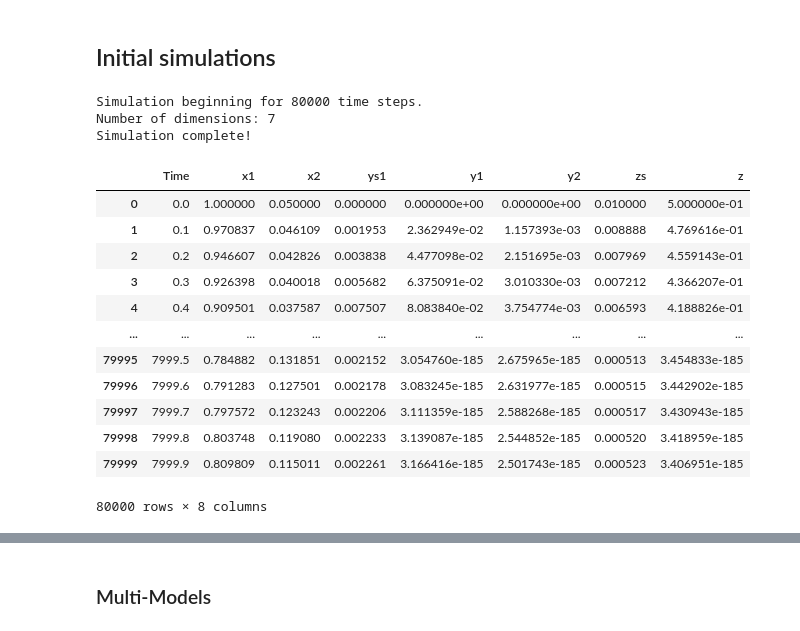
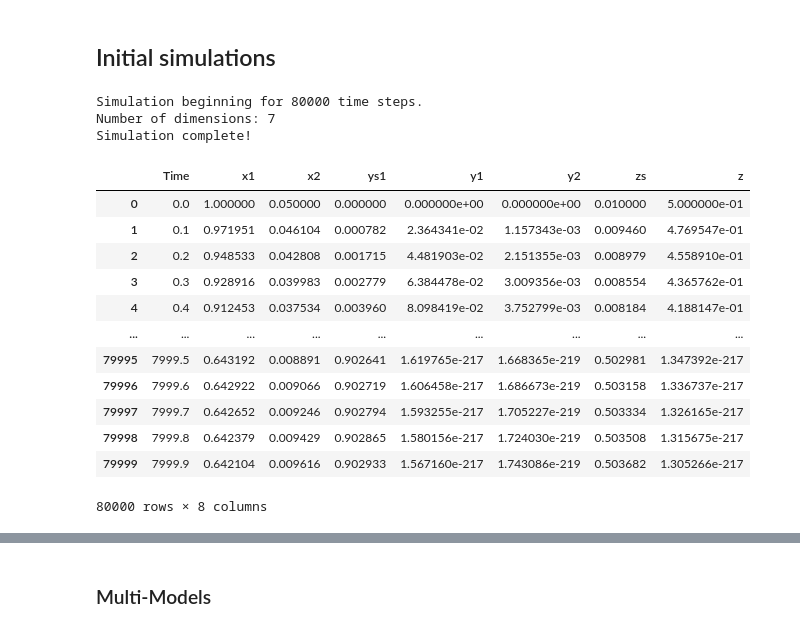
Before and after one commit to PeteDockrill/HostVirusSolver, a Jupyter notebook: ModellingImmuneDynamics.ipynb, the cells around one changed output, grey strips where cells are left out. Cells and saved outputs as stored; diff of their text form; code cells hidden in the pictures.

```diff
--- a/ModellingImmuneDynamics.ipynb
+++ b/ModellingImmuneDynamics.ipynb
@@ -66,38 +66,37 @@ $$\dot{z}=\kappa_1\gamma_1y_1+\kappa_2\gamma_2y_2-\nu\alpha z(x_1+x_2)-\zeta z$$
 # %%
 from Model import Model
 
 params = {'alpha': 0.5,
-         'alpha_s':2.0,
+         'alpha_s':0.7,
          'beta_1':1.5,
          'beta_2':2.0,
          'mu':0.1,
          'gamma_1_s':0.25,
          'gamma_1':0.25,
          'gamma_2':0.25,
           'nu':0.5,
          'nu_s':0.5,
          'zeta':0.22,
          'zeta_s':0.22,
          'kappa_1':1.00,
          'kappa_2':1.00}
 
-model = Model(params = params)
+model_as_07 = Model(params = params)
+model_as_07.run()
+# %% [output]
+Simulation beginning for 80000 time steps.
+Number of dimensions: 7
+Simulation complete!
+|  | Time | x1 | x2 | ys1 | y1 | y2 | zs | z |
+| 0 | 0.0 | 1.000000 | 0.050000 | 0.000000 | 0.000000e+00 | 0.000000e+00 | 0.010000 | 5.000000e-01 |
+| 1 | 0.1 | 0.971951 | 0.046104 | 0.000782 | 2.364341e-02 | 1.157343e-03 | 0.009460 | 4.769547e-01 |
+| 2 | 0.2 | 0.948533 | 0.042808 | 0.001715 | 4.481903e-02 | 2.151355e-03 | 0.008979 | 4.558910e-01 |
+| 3 | 0.3 | 0.928916 | 0.039983 | 0.002779 | 6.384478e-02 | 3.009356e-03 | 0.008554 | 4.365762e-01 |
+| 4 | 0.4 | 0.912453 | 0.037534 | 0.003960 | 8.098419e-02 | 3.752799e-03 | 0.008184 | 4.188147e-01 |
+| ... | ... | ... | ... | ... | ... | ... | ... | ... |
+| 79995 | 7999.5 | 0.643192 | 0.008891 | 0.902641 | 1.619765e-217 | 1.668365e-219 | 0.502981 | 1.347392e-217 |
+| 79996 | 7999.6 | 0.642922 | 0.009066 | 0.902719 | 1.606458e-217 | 1.686673e-219 | 0.503158 | 1.336737e-217 |
+| 79997 | 7999.7 | 0.642652 | 0.009246 | 0.902794 | 1.593255e-217 | 1.705227e-219 | 0.503334 | 1.326165e-217 |
+| 79998 | 7999.8 | 0.642379 | 0.009429 | 0.902865 | 1.580156e-217 | 1.724030e-219 | 0.503508 | 1.315675e-217 |
+| 79999 | 7999.9 | 0.642104 | 0.009616 | 0.902933 | 1.567160e-217 | 1.743086e-219 | 0.503682 | 1.305266e-217 |
+80000 rows × 8 columns
-# %%
-model.run()
-# %% [output]
-Simulation beginning for 80000 time steps.
-Number of dimensions: 7
-Simulation complete!
-|  | Time | x1 | x2 | ys1 | y1 | y2 | zs | z |
-| 0 | 0.0 | 1.000000 | 0.050000 | 0.000000 | 0.000000e+00 | 0.000000e+00 | 0.010000 | 5.000000e-01 |
-| 1 | 0.1 | 0.970837 | 0.046109 | 0.001953 | 2.362949e-02 | 1.157393e-03 | 0.008888 | 4.769616e-01 |
-| 2 | 0.2 | 0.946607 | 0.042826 | 0.003838 | 4.477098e-02 | 2.151695e-03 | 0.007969 | 4.559143e-01 |
-| 3 | 0.3 | 0.926398 | 0.040018 | 0.005682 | 6.375091e-02 | 3.010330e-03 | 0.007212 | 4.366207e-01 |
-| 4 | 0.4 | 0.909501 | 0.037587 | 0.007507 | 8.083840e-02 | 3.754774e-03 | 0.006593 | 4.188826e-01 |
-| ... | ... | ... | ... | ... | ... | ... | ... | ... |
-| 79995 | 7999.5 | 0.784882 | 0.131851 | 0.002152 | 3.054760e-185 | 2.675965e-185 | 0.000513 | 3.454833e-185 |
-| 79996 | 7999.6 | 0.791283 | 0.127501 | 0.002178 | 3.083245e-185 | 2.631977e-185 | 0.000515 | 3.442902e-185 |
-| 79997 | 7999.7 | 0.797572 | 0.123243 | 0.002206 | 3.111359e-185 | 2.588268e-185 | 0.000517 | 3.430943e-185 |
-| 79998 | 7999.8 | 0.803748 | 0.119080 | 0.002233 | 3.139087e-185 | 2.544852e-185 | 0.000520 | 3.418959e-185 |
-| 79999 | 7999.9 | 0.809809 | 0.115011 | 0.002261 | 3.166416e-185 | 2.501743e-185 | 0.000523 | 3.406951e-185 |
-80000 rows × 8 columns
```
Also changed, not shown: parts of 15 cells of this notebook, 5 other files.
